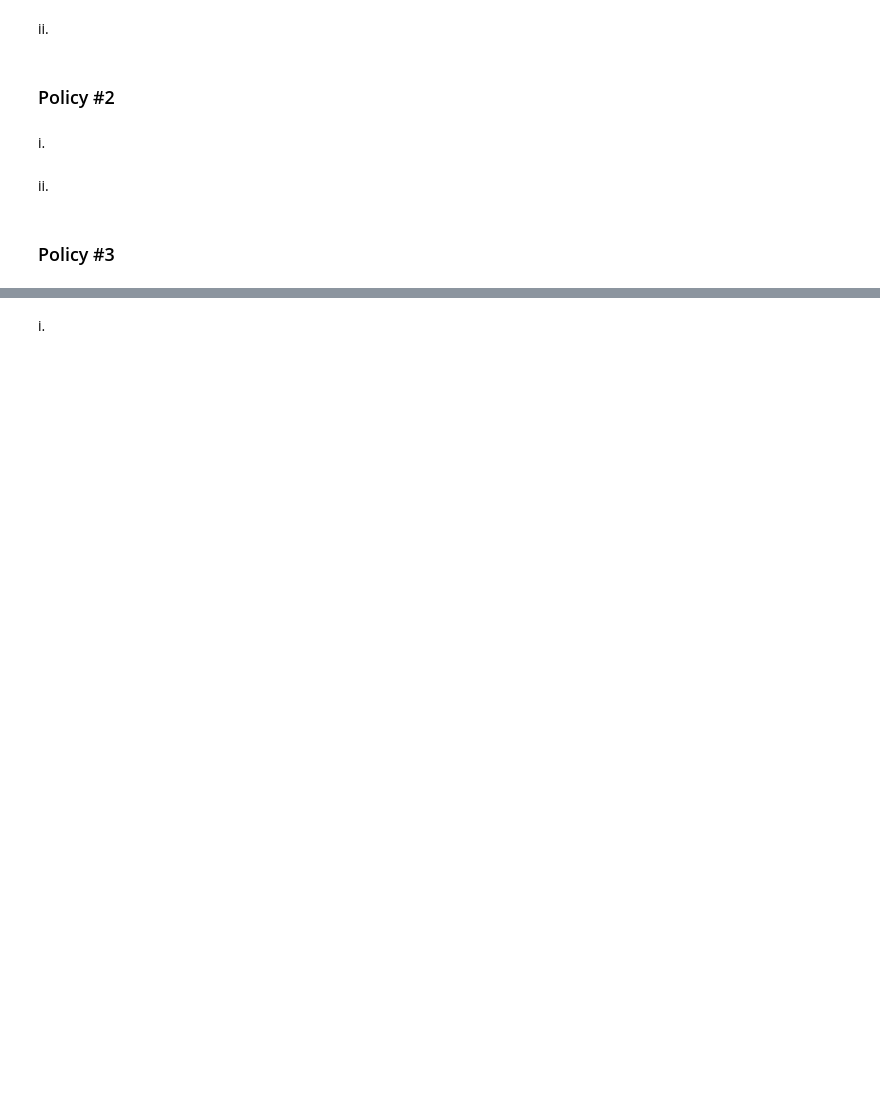
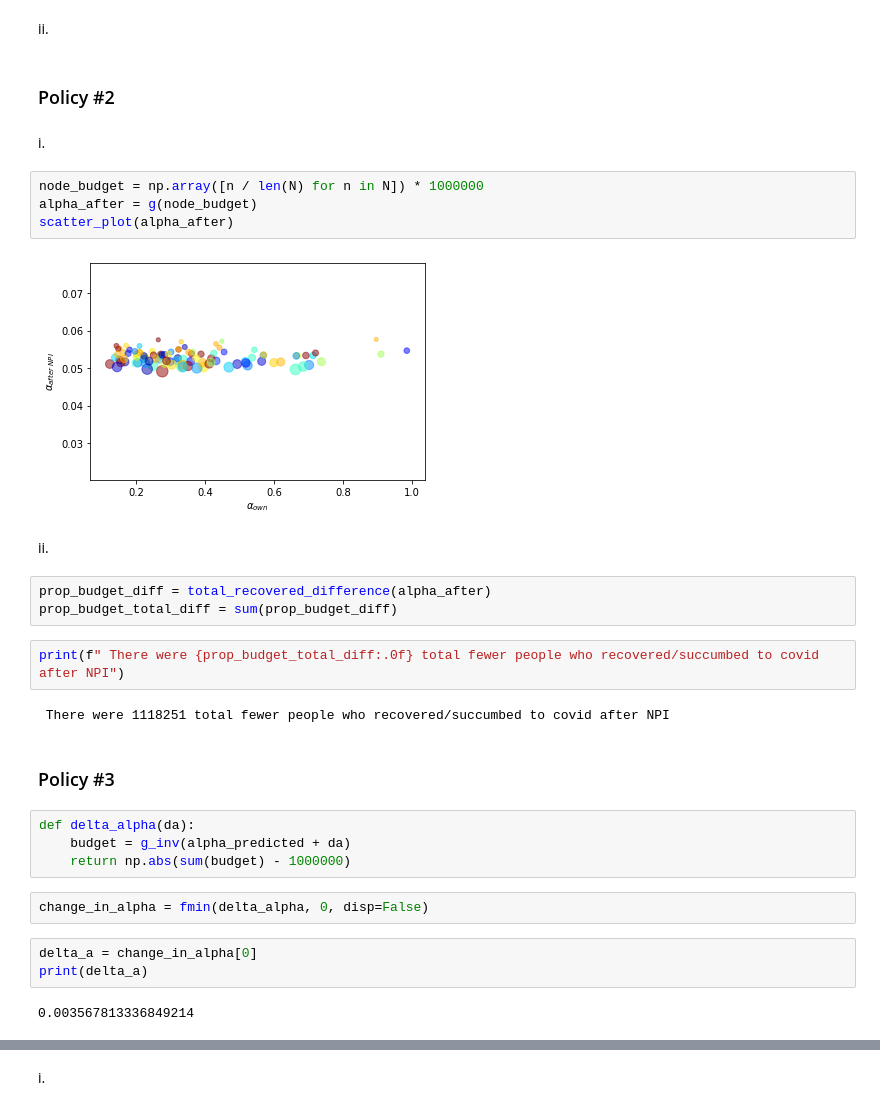
Before and after one commit to ssheridanucsb/CovidWastewater, a Jupyter notebook: Part2.ipynb, the cells around one changed output, grey strips where cells are left out. Cells and saved outputs as stored; diff of their text form; blank space fills up the shorter version.

```diff
--- a/Part2.ipynb
+++ b/Part2.ipynb
@@ -99,7 +150,31 @@ ii.
 ### Policy #2
 # %% [markdown]
 i.
+# %%
+node_budget = np.array([n / len(N) for n in N]) * 1000000
+alpha_after = g(node_budget)
+scatter_plot(alpha_after)
+# %% [output]
+[figure, added]
 # %% [markdown]
 ii.
+# %%
+prop_budget_diff = total_recovered_difference(alpha_after)
+prop_budget_total_diff = sum(prop_budget_diff)
+# %%
+print(f" There were {prop_budget_total_diff:.0f} total fewer people who recovered/succumbed to covid after NPI")
+# %% [output]
+ There were 1118251 total fewer people who recovered/succumbed to covid after NPI
 # %% [markdown]
 ### Policy #3
+# %%
+def delta_alpha(da):
+    budget = g_inv(alpha_predicted + da)
+    return np.abs(sum(budget) - 1000000)
+# %%
+change_in_alpha = fmin(delta_alpha, 0, disp=False)
+# %%
+delta_a = change_in_alpha[0]
+print(delta_a)
+# %% [output]
+0.003567813336849214
```
Also changed, not shown: parts of 19 cells of this notebook.
